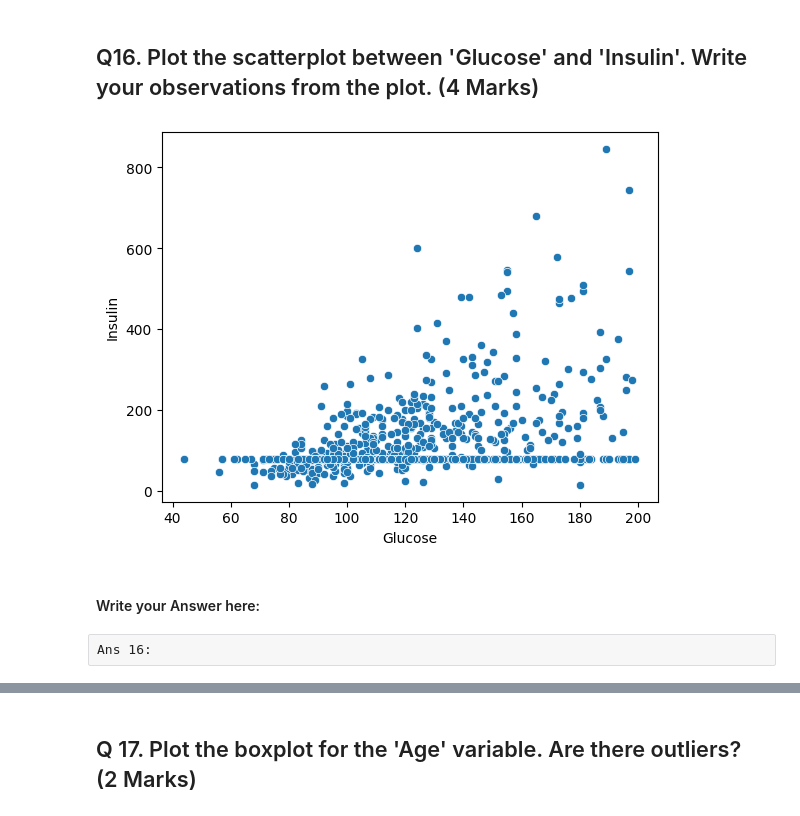
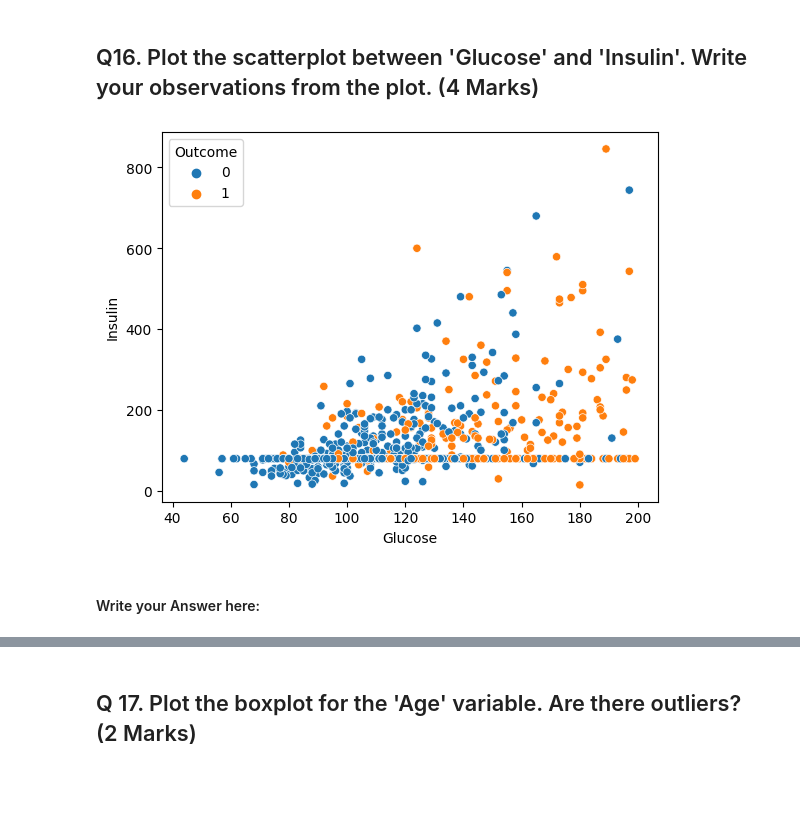
Before and after one commit to jacqueslethuaut/diabetes-analysis, a Jupyter notebook: Notebook+Template+-+Pima+Indians+Diabetes+Analysis.ipynb, the cells around one changed output, grey strips where cells are left out. Saved outputs shown, nothing was run; the diff lists cells and outputs as text; code cells hidden in the pictures; blank space fills up the shorter version.

```diff
--- a/Notebook+Template+-+Pima+Indians+Diabetes+Analysis.ipynb
+++ b/Notebook+Template+-+Pima+Indians+Diabetes+Analysis.ipynb
@@ -335,11 +383,9 @@ The diagonal plots show histograms.
 # %%
 # Remove _____ & write the appropriate function name
 
-sns.scatterplot(x = 'Glucose', y = 'Insulin', data = pima)
+sns.scatterplot(x = 'Glucose', y = 'Insulin', data = pima, hue='Outcome')
 plt.show()
 # %% [output]
-[figure, old version]
+[figure, new version]
 # %% [markdown]
 #### Write your Answer here:
-# %% [raw]
-Ans 16:
```
Also changed, not shown: parts of 21 cells of this notebook, 3 other files.
